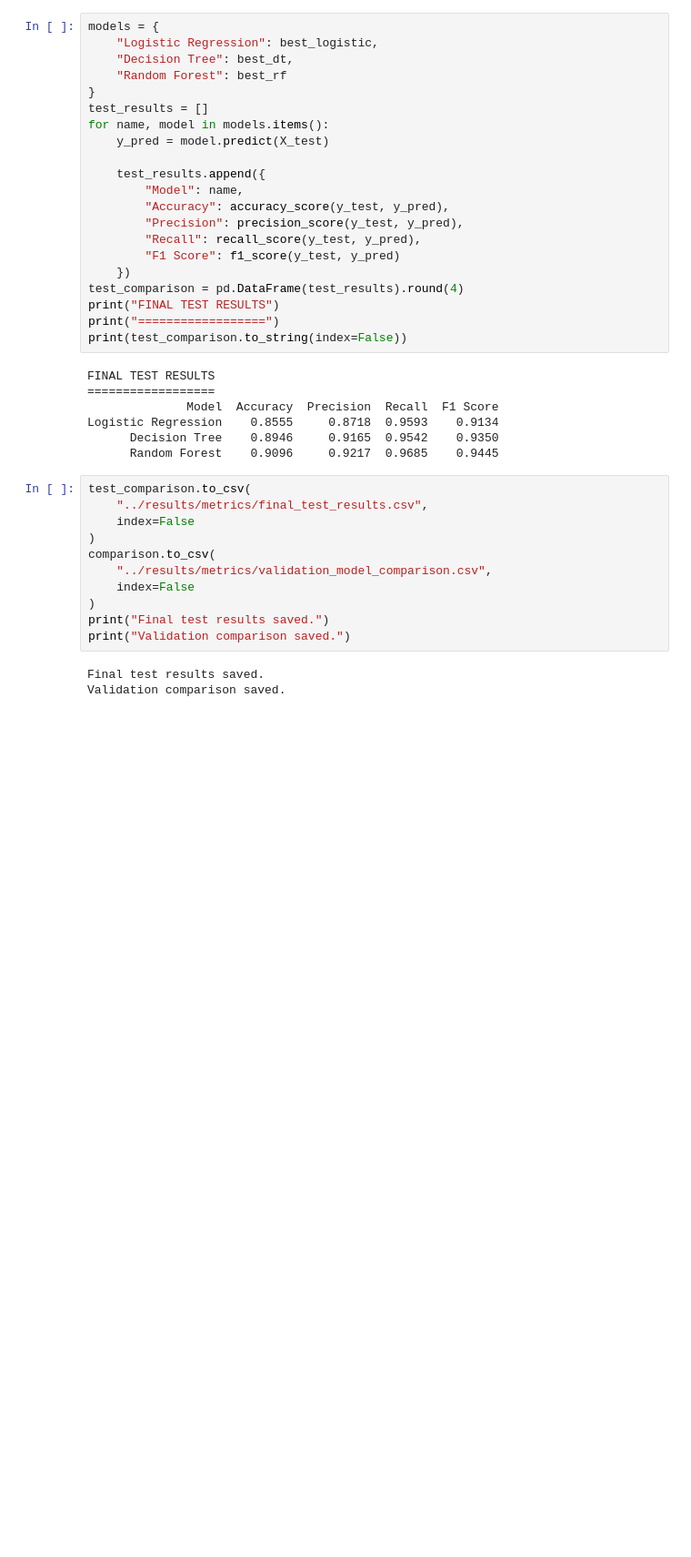
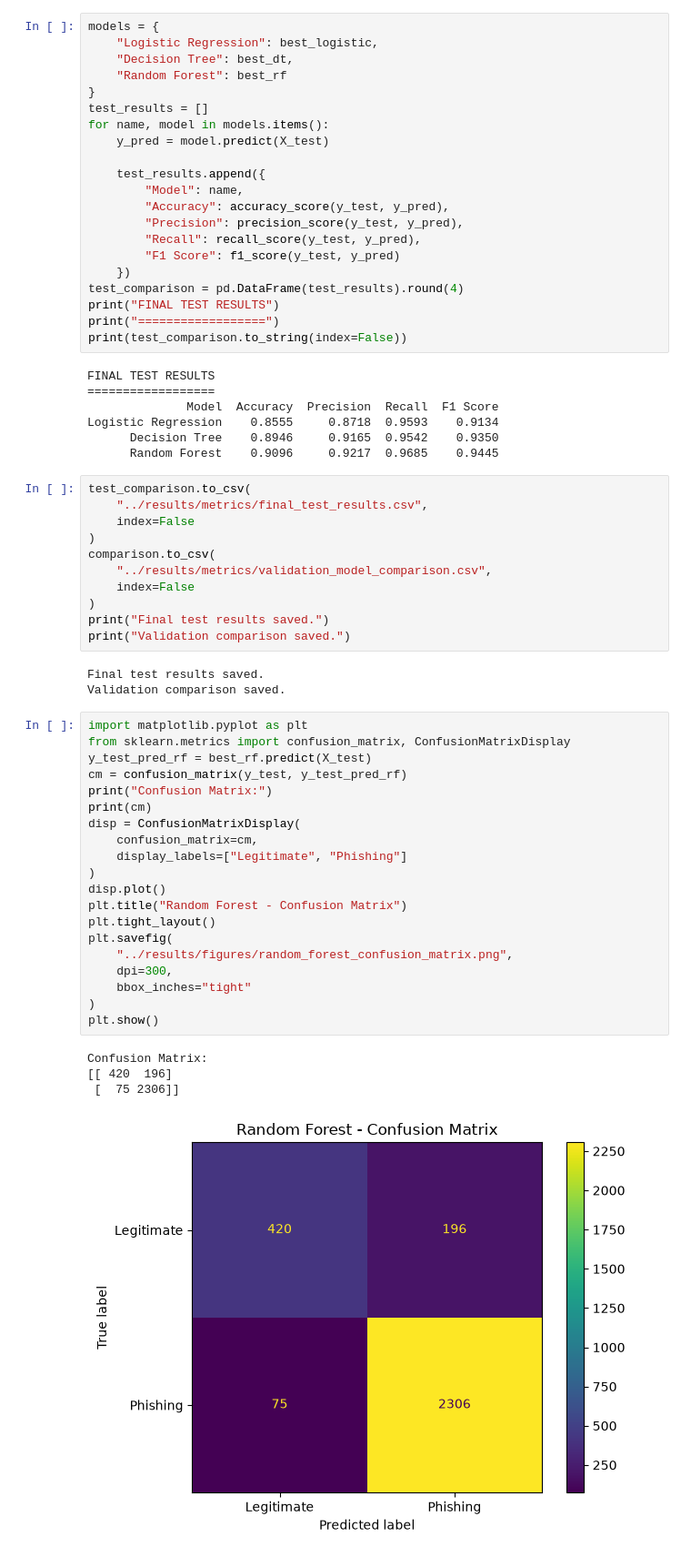
Before and after one commit to sreevatsarajesh/FML_project, a Jupyter notebook: phishing_detection_ml/notebooks/07_model_optimization.ipynb, the cells around one changed output. Shown at 91% size. Drawn from its saved outputs; the diff is of its cells as text; blank space fills up the shorter version.

Commit message:
matrix

```diff
--- a/phishing_detection_ml/notebooks/07_model_optimization.ipynb
+++ b/phishing_detection_ml/notebooks/07_model_optimization.ipynb
@@ -265,3 +265,28 @@ print("Validation comparison saved.")
 # %% [output]
 Final test results saved.
 Validation comparison saved.
+# %%
+import matplotlib.pyplot as plt
+from sklearn.metrics import confusion_matrix, ConfusionMatrixDisplay
+y_test_pred_rf = best_rf.predict(X_test)
+cm = confusion_matrix(y_test, y_test_pred_rf)
+print("Confusion Matrix:")
+print(cm)
+disp = ConfusionMatrixDisplay(
+    confusion_matrix=cm,
+    display_labels=["Legitimate", "Phishing"]
+)
+disp.plot()
+plt.title("Random Forest - Confusion Matrix")
+plt.tight_layout()
+plt.savefig(
+    "../results/figures/random_forest_confusion_matrix.png",
+    dpi=300,
+    bbox_inches="tight"
+)
+plt.show()
+# %% [output]
+Confusion Matrix:
+[[ 420  196]
+ [  75 2306]]
+[figure, added]
```
Also changed, not shown: 1 other file.
